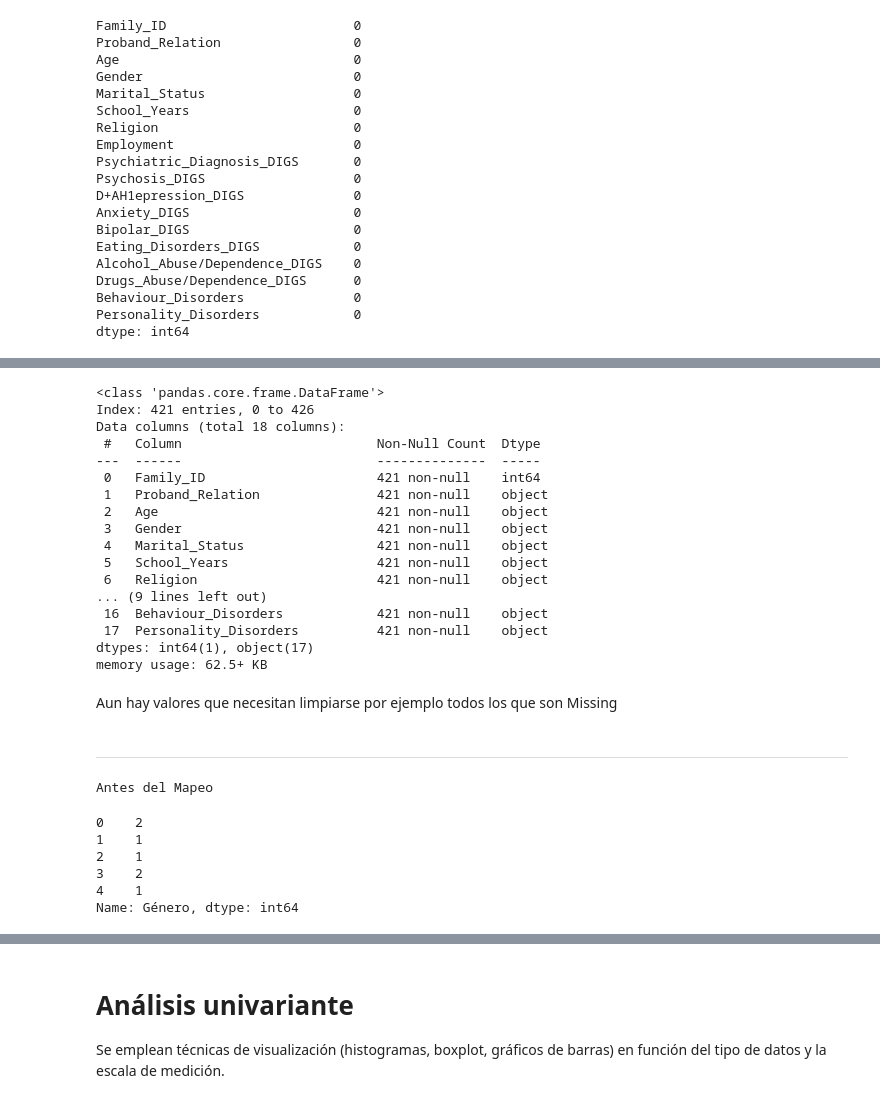
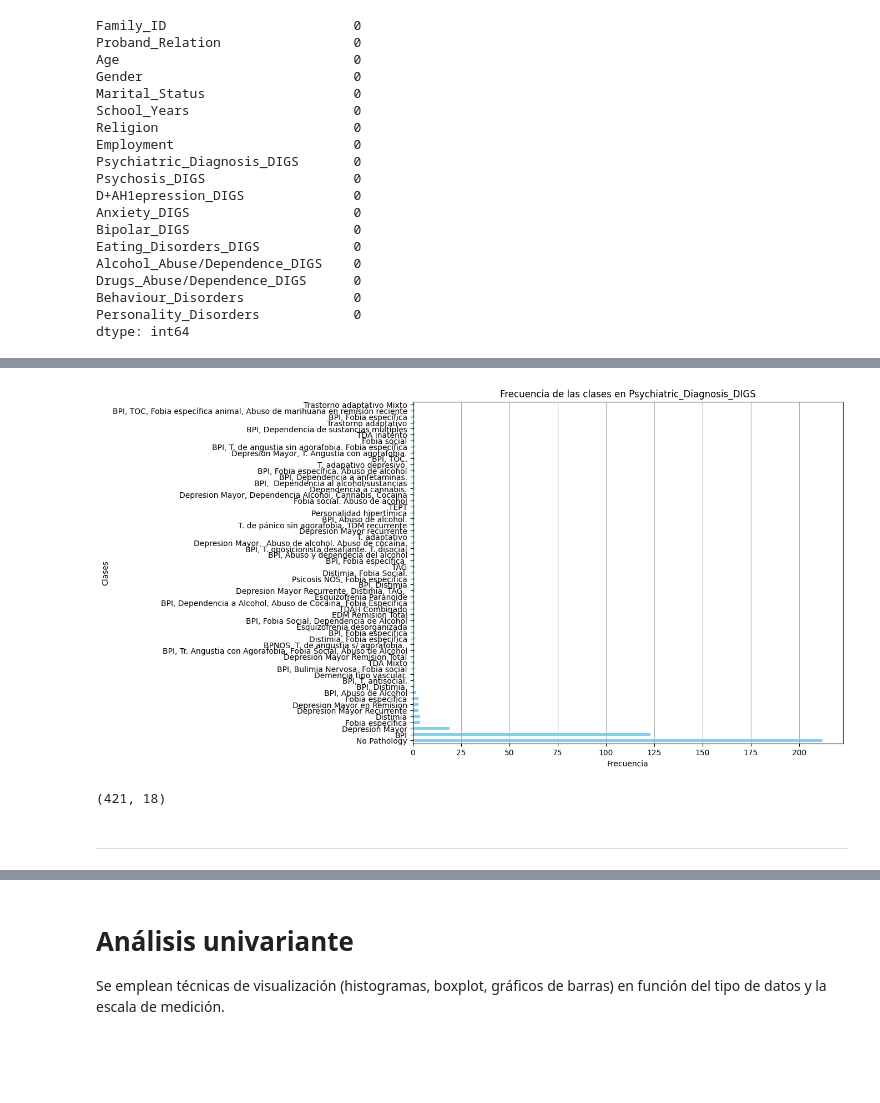
Before and after one commit to A01793101-GMuniz/ProyectoIntegrador, a Jupyter notebook: Avance1/Copia_Avance1_5.ipynb, the cells around one changed output, grey strips where cells are left out. Cells and saved outputs as stored; diff of their text form; code cells hidden in the pictures; blank space fills up the shorter version.

```diff
--- a/Avance1/Copia_Avance1_5.ipynb
+++ b/Avance1/Copia_Avance1_5.ipynb
@@ -243,26 +369,21 @@ df_copia.head()
+# %%
+# Creamos un gráfico de barras horizontales para la salida ya que tiene muchas clases
+plt.figure(figsize=(10, 8))
+frecuencia_clases.plot(kind='barh', color='skyblue')
+plt.title("Frecuencia de las clases en Psychiatric_Diagnosis_DIGS")
+plt.xlabel("Frecuencia")
+plt.ylabel("Clases")
+plt.grid(axis='x')
+
+# Mostrar el gráfico
+plt.show()
+# %% [output]
+[figure, added]
 # %%
-# Hacemos un info para ver el df despues de la limpieza
-df_copia.info()
+# Hacemos un shape para ver como quedó el dataset
+df_copia.shape
 # %% [output]
-<class 'pandas.core.frame.DataFrame'>
-Index: 421 entries, 0 to 426
-Data columns (total 18 columns):
- #   Column                         Non-Null Count  Dtype
----  ------                         --------------  -----
- 0   Family_ID                      421 non-null    int64
- 1   Proband_Relation               421 non-null    object
- 2   Age                            421 non-null    object
- 3   Gender                         421 non-null    object
- 4   Marital_Status                 421 non-null    object
- 5   School_Years                   421 non-null    object
- 6   Religion                       421 non-null    object
-... (9 lines left out)
- 16  Behaviour_Disorders            421 non-null    object
- 17  Personality_Disorders          421 non-null    object
-dtypes: int64(1), object(17)
-memory usage: 62.5+ KB
+(421, 18)
-# %% [markdown]
-Aun hay valores que necesitan limpiarse por ejemplo todos los que son Missing
 # %% [markdown]
 
 
@@ -274,12 +390,0 @@ df['Edad'] = df['Edad'].replace('Missing', median_age)
-# %%
-# Columna Género antes del mapeo
-print("Antes del Mapeo")
-df_copia["Género"].head()
-# %% [output]
-Antes del Mapeo
-0    2
-1    1
-2    1
-3    2
-4    1
-Name: Género, dtype: int64
```
Also changed, not shown: parts of 35 cells of this notebook.
